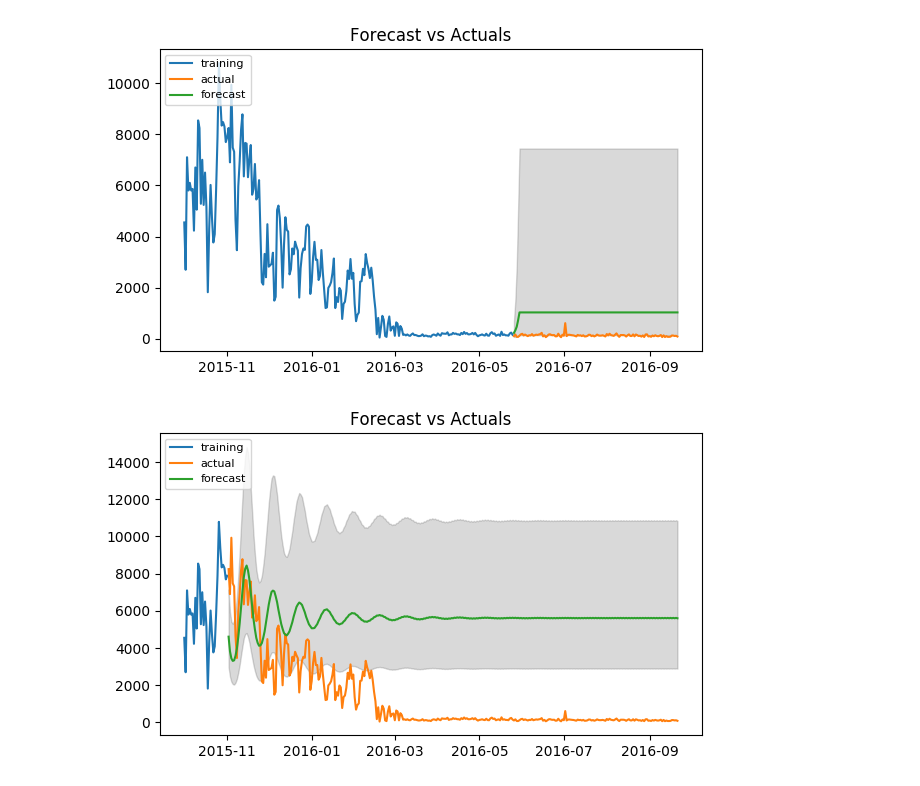
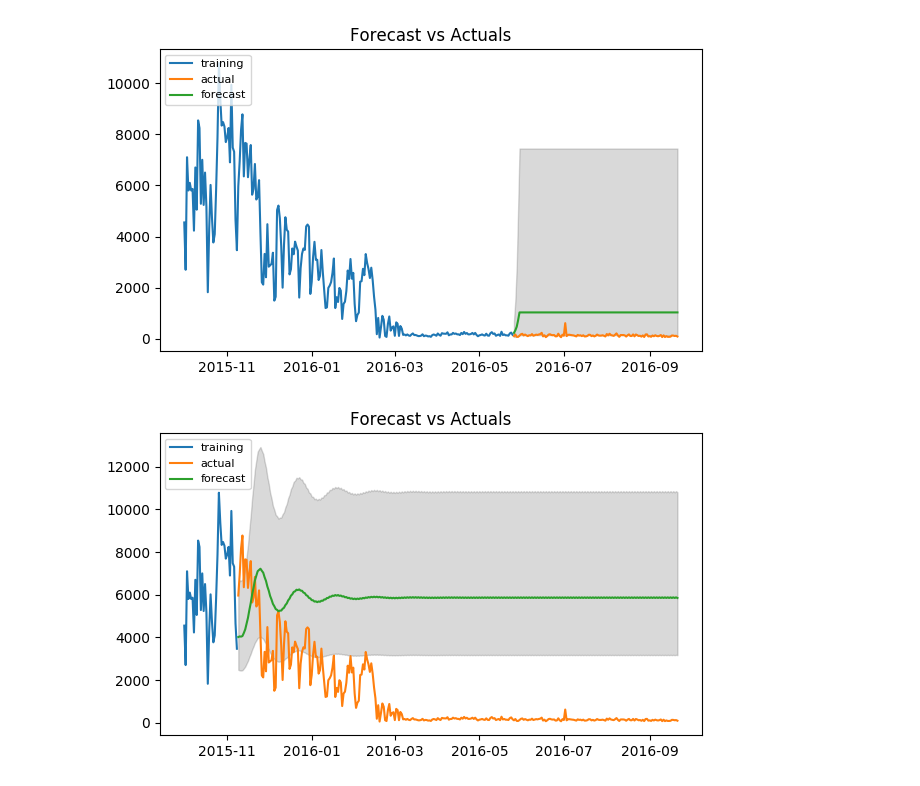
Before and after one commit to hmafnan/Timeseries-Analysis, a Jupyter notebook: src/Arima Analysis.ipynb, the cells around one changed output. Cells and saved outputs as stored; diff of their text form; code cells hidden in the pictures.

```diff
--- a/src/Arima Analysis.ipynb
+++ b/src/Arima Analysis.ipynb
@@ -675,6 +675,10 @@ def fit_and_plot_cv(train, test, combination, log_scale=True):
     test_len = len(test)
     model = ARIMA(train, order=combination)
     fitted = model.fit(disp=-1)
+
+
+    r2 = r2_score(orig_df, results_ARIMA.fittedvalues)   # Delete later
+
 
     # Forecast
     fc, se, conf = fitted.forecast(test_len, alpha=0.10)  # 95% conf
@@ -719,10 +723,10 @@ Iteration (2)
 [figure]
 # %%
 # Test split by given percentage
-percent = 0.09
+percent = 0.11
 split_range = int(len(df_to_test) * percent)
 train = df_to_test[0:split_range]
 test = df_to_test[split_range:]
 fit_and_plot_cv(train, test, best_combination)
 # %% [output]
-[figure, old version]
+[figure, new version]
```
Also changed, not shown: parts of 9 cells of this notebook, 6 other files.
